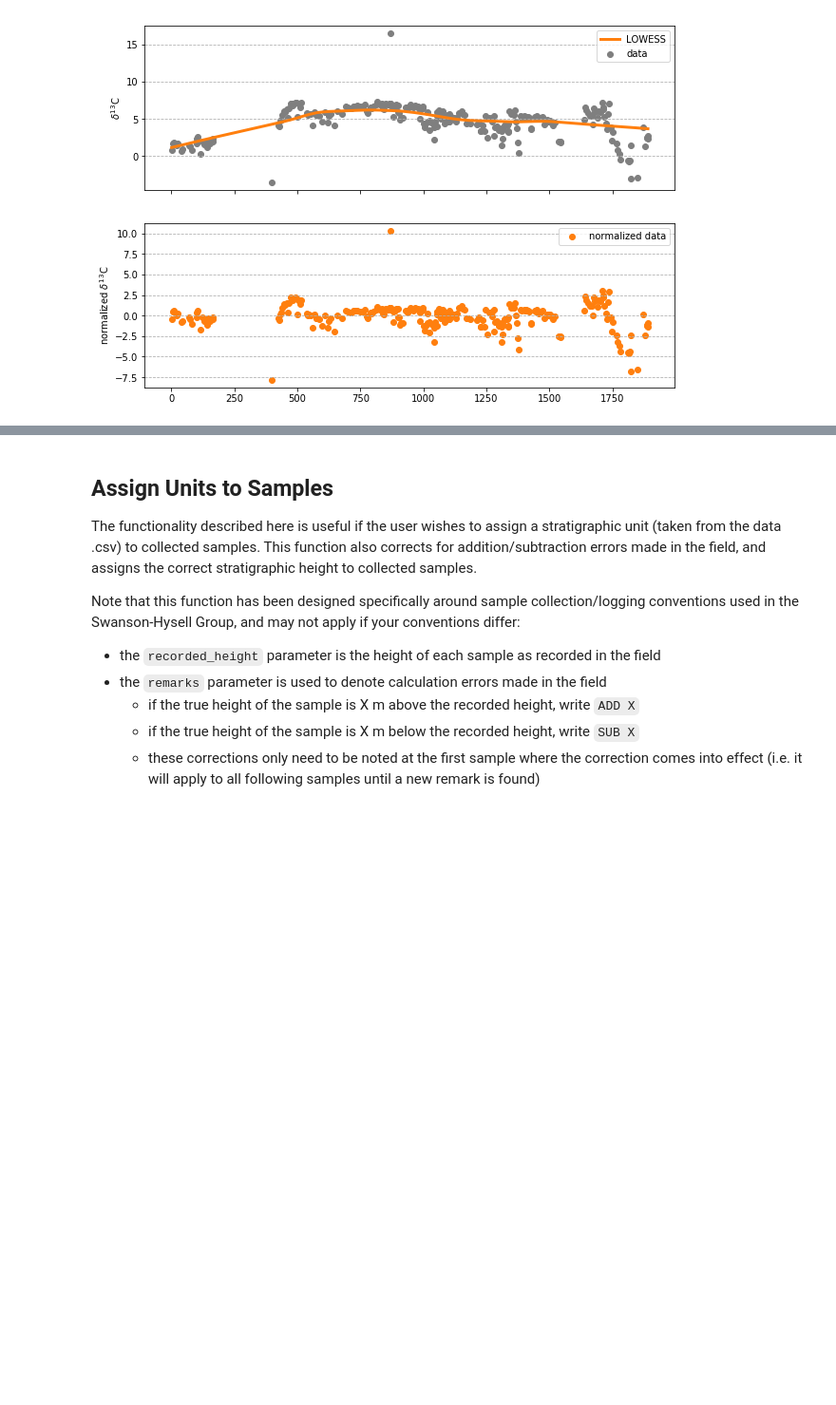
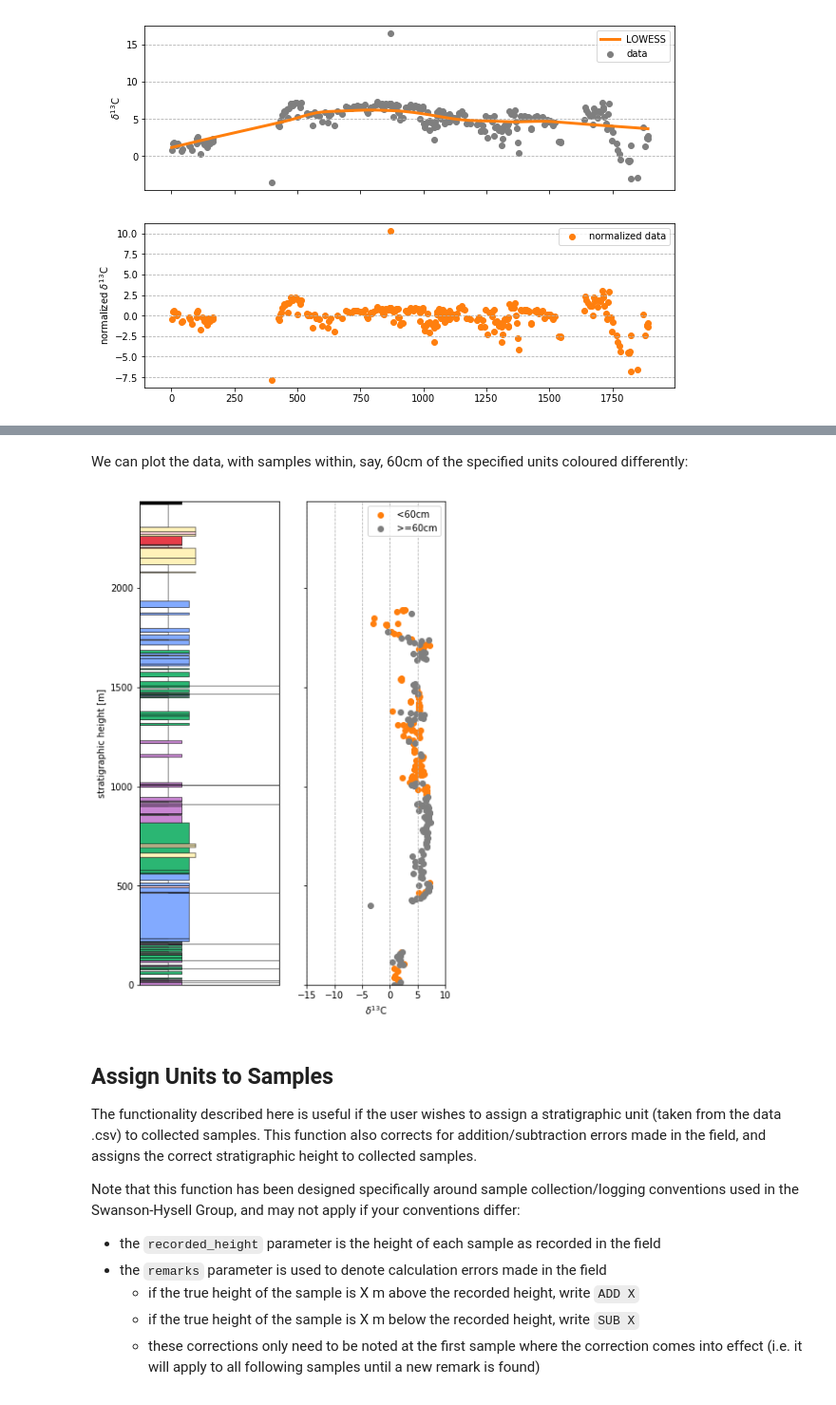
Before and after one commit to yuempark/pystrat, a Jupyter notebook: pystrat_MWE.ipynb, the cells around one changed output, grey strips where cells are left out. Shown at 95% size. Drawn from its saved outputs; the diff is of its cells as text; code cells hidden in the pictures; blank space fills up the shorter version.

Commit message:
add distance to units functionality

```diff
--- a/pystrat_MWE.ipynb
+++ b/pystrat_MWE.ipynb
@@ -194,3 +219,36 @@ plt.show(fig)
+# %%
+# let's say we are interested in seeing how close the samples are to either 'cover' or 'tuff' units
+units = ['cover', 'tuff']
+
+# the header of the column in 'data' in which to find the units in 'units'
+unit_header = 'GRAIN_SIZE'
+
+# run the function
+unit_d = distance_to_units(data, data['CARB_HEIGHT'], units, unit_header)
+# %% [markdown]
+We can plot the data, with samples within, say, 60cm of the specified units coloured differently:
+# %%
+# initiate the figure
+fig, ax = initiate_figure(data, formatting, strat_ratio, 6, [1,1], linewidth=0.5, features=False)
+
+# add data for d13C that is below the threshold
+add_data_axis(fig, ax, 1, data[unit_d<0.6]['CARB_d13C'], data[unit_d<0.6]['CARB_HEIGHT'], 'scatter',
+              color='C1', label='<60cm')
+
+# add data for d13C that is above the threshold
+add_data_axis(fig, ax, 1, data[unit_d>=0.6]['CARB_d13C'], data[unit_d>=0.6]['CARB_HEIGHT'], 'scatter',
+              color='C7', label='>=60cm')
+
+# prettify
+ax[1].set_xlabel('$\delta^{13}$C')
+ax[1].set_xlim(-15,10)
+ax[1].set_xticks([-15,-10,-5,0,5,10])
+ax[1].xaxis.grid(ls='--')
+ax[1].legend()
+
+plt.show(fig)
+# %% [output]
+[figure, added]
 # %% [markdown]
 ## Assign Units to Samples
 
```
Also changed, not shown: parts of 10 cells of this notebook, 1 other file.
